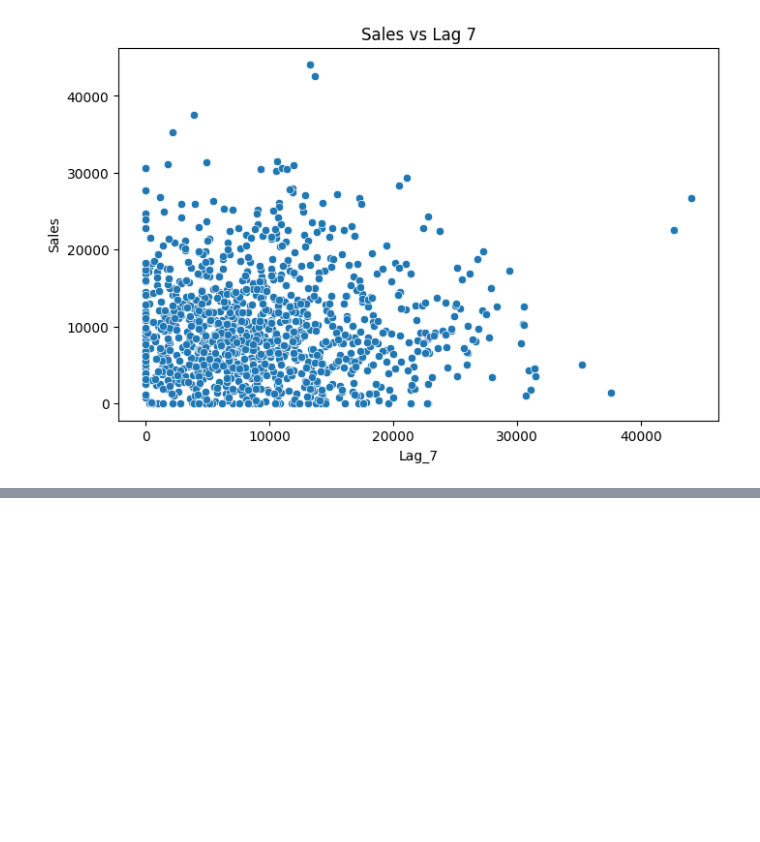
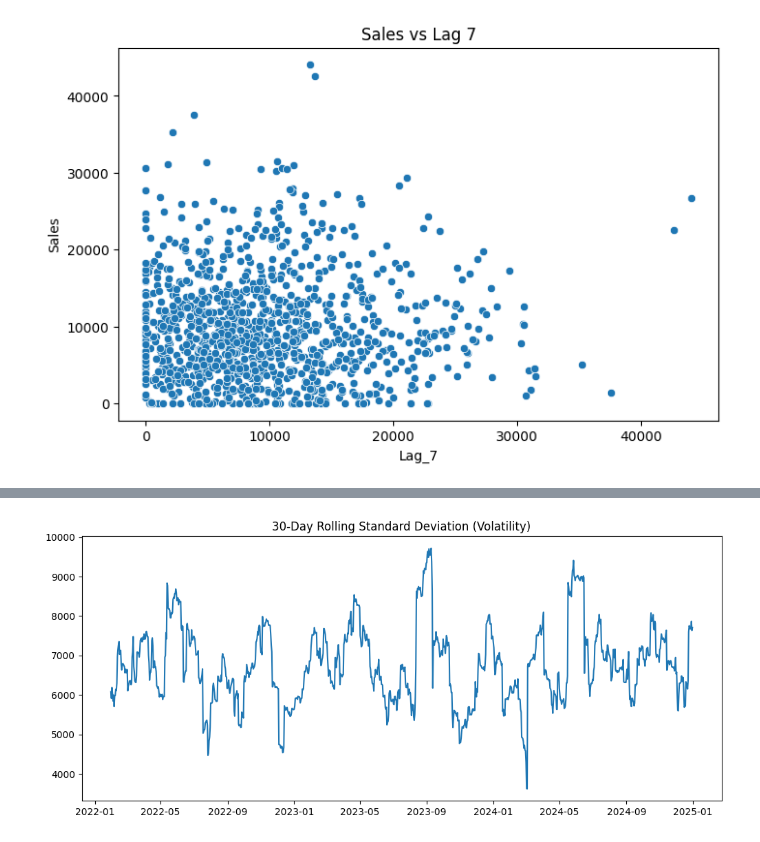
Before and after one commit to elvispreakerebi/ml-pipeline-formative-1, a Jupyter notebook: Copy_of_Welcome_To_Colab.ipynb, the cells around one changed output, grey strips where cells are left out. Cells and saved outputs as stored; diff of their text form; code cells hidden in the pictures; blank space fills up the shorter version.

```diff
--- a/Copy_of_Welcome_To_Colab.ipynb
+++ b/Copy_of_Welcome_To_Colab.ipynb
@@ -156,0 +193,9 @@ plt.show()
+# %%
+daily_df['Rolling_Std_30'] = daily_df['Sales'].rolling(window=30).std()
+
+plt.figure(figsize=(12,5))
+plt.plot(daily_df['Rolling_Std_30'])
+plt.title("30-Day Rolling Standard Deviation (Volatility)")
+plt.show()
+# %% [output]
+[figure, added]
```
Also changed, not shown: parts of 6 cells of this notebook.
